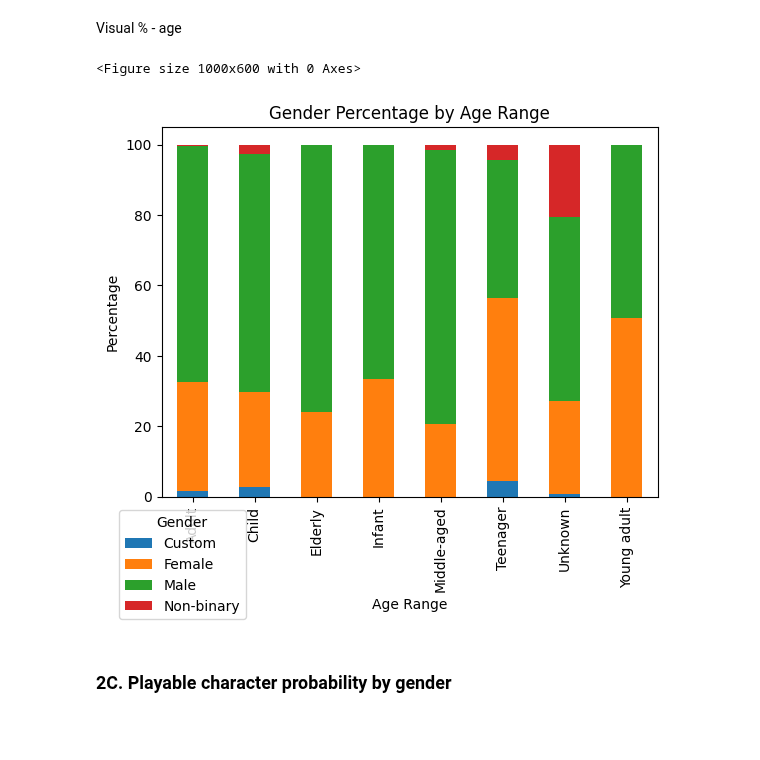
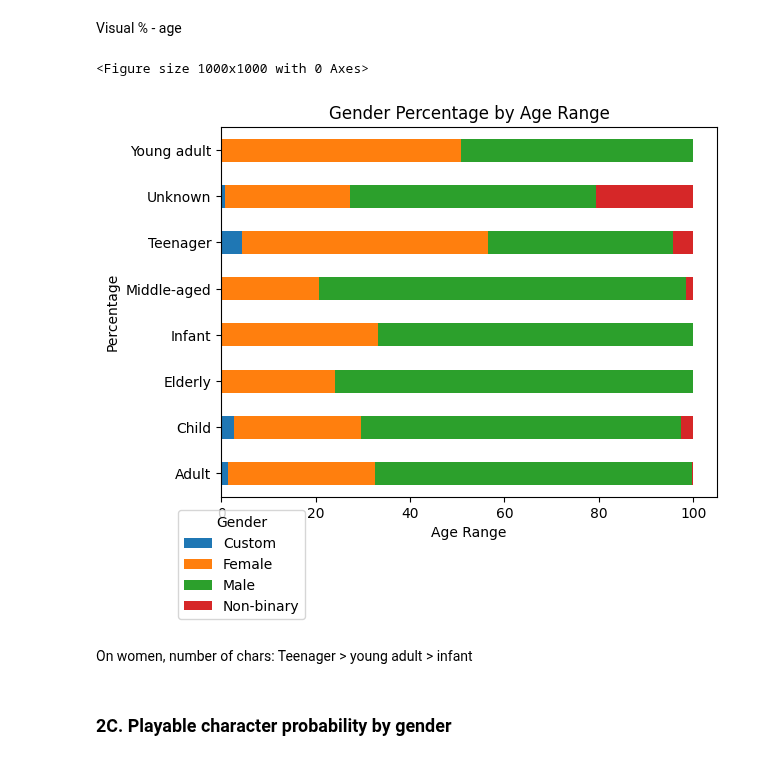
Before and after one commit to hayleyyryan/CFG_Degree_Project_Group_4, a Jupyter notebook: Jupyter_notebook/sexualized_data_exploration.ipynb, the cells around one changed output. Cells and saved outputs as stored; diff of their text form; code cells hidden in the pictures; blank space fills up the shorter version.

```diff
--- a/Jupyter_notebook/sexualized_data_exploration.ipynb
+++ b/Jupyter_notebook/sexualized_data_exploration.ipynb
@@ -170,16 +122,18 @@ gender_age_distribution_percentage = gender_age_distribution.div(gender_age_dist
 Visual % - age
 # %%
 # Visualization of gender percentage by age range with the legend further down to make 'Adult' readable
-plt.figure(figsize=(10, 6))
-gender_age_distribution_percentage.plot(kind='bar', stacked=True)
+plt.figure(figsize=(10, 10))
+gender_age_distribution_percentage.plot(kind='barh', stacked=True)
 plt.title('Gender Percentage by Age Range')
 plt.xlabel('Age Range')
 plt.ylabel('Percentage')
 plt.legend(title='Gender', loc='lower left', bbox_to_anchor=(-0.1, -0.35))
 plt.show()
 # %% [output]
-<Figure size 1000x600 with 0 Axes>
+<Figure size 1000x1000 with 0 Axes>
-[figure, old version]
+[figure, new version]
+# %% [markdown]
+On women, number of chars: Teenager > young adult > infant
 # %% [markdown]
 ### 2C. Playable character probability by gender
 # %%
```
Also changed, not shown: parts of 38 cells of this notebook.
